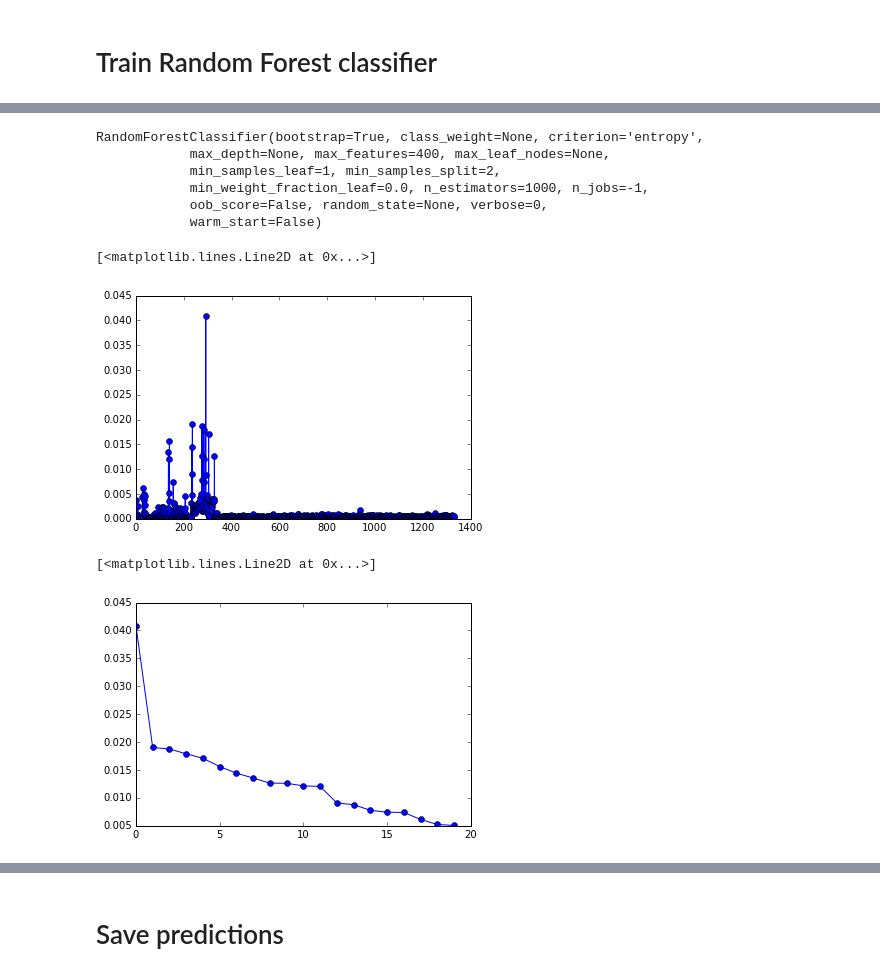
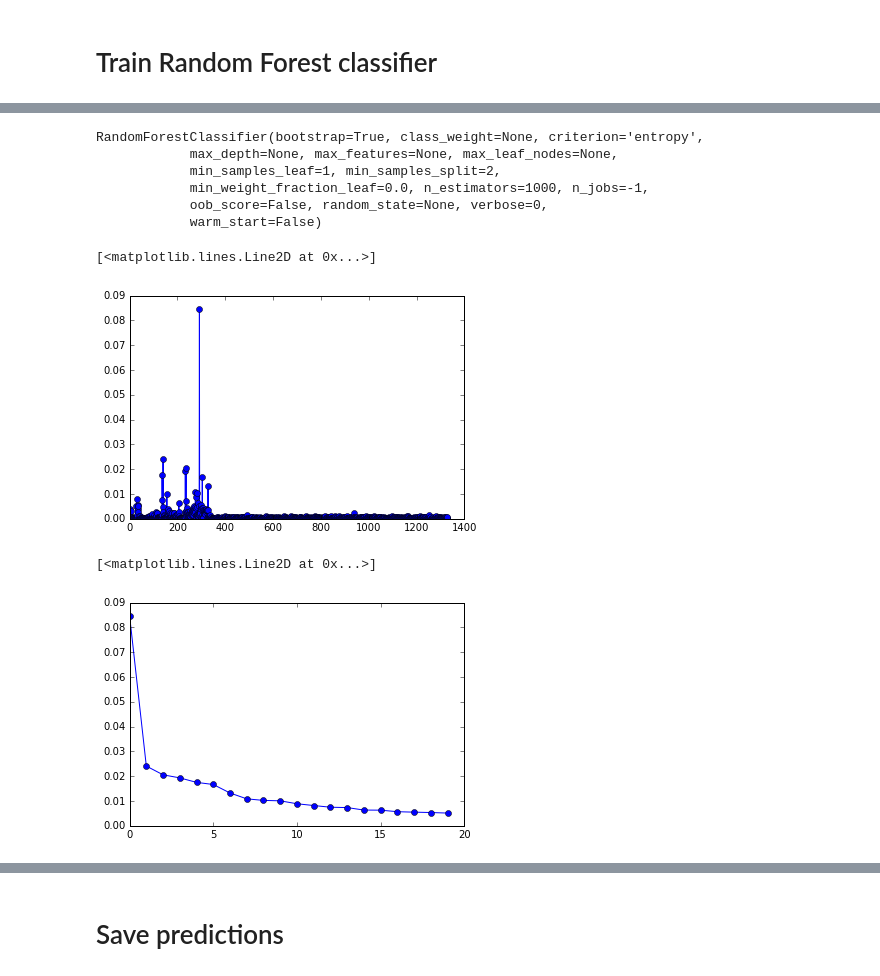
Before and after one commit to alexsyrom/SHAD_ML_KAGGLE_2, a Jupyter notebook: solution.ipynb, the cells around one changed output, grey strips where cells are left out. Saved outputs shown, nothing was run; the diff lists cells and outputs as text; code cells hidden in the pictures.

Commit message:
340 лучших, max_features=1.0, n_estimators=2000

```diff
--- a/solution.ipynb
+++ b/solution.ipynb
@@ -146,9 +145,9 @@ plot_score_graph(RandomForestClassifier(n_estimators=n_estimators, criterion='en
 # %%
-clf = RandomForestClassifier(n_estimators=n_estimators, criterion='entropy', max_features=400, n_jobs=-1)
+clf = RandomForestClassifier(n_estimators=n_estimators, criterion='entropy', max_features=None, n_jobs=-1)
 clf.fit(Xtrain, ytrain)
 # %% [output]
 RandomForestClassifier(bootstrap=True, class_weight=None, criterion='entropy',
-            max_depth=None, max_features=400, max_leaf_nodes=None,
+            max_depth=None, max_features=None, max_leaf_nodes=None,
             min_samples_leaf=1, min_samples_split=2,
             min_weight_fraction_leaf=0.0, n_estimators=1000, n_jobs=-1,
             oob_score=False, random_state=None, verbose=0,
@@ -159,9 +158,9 @@ indices = np.argsort(importances)[::-1]
 plot(importances, '-o')
 # %% [output]
 [<matplotlib.lines.Line2D at 0x...>]
-[figure, old version]
+[figure, new version]
 # %%
-plot(importances[indices[:20]], '-o')
+plot(importances[indices[0:20]], '-o')
 # %% [output]
 [<matplotlib.lines.Line2D at 0x...>]
-[figure, old version]
+[figure, new version]
```
Also changed, not shown: parts of 26 cells of this notebook, 1 other file.
